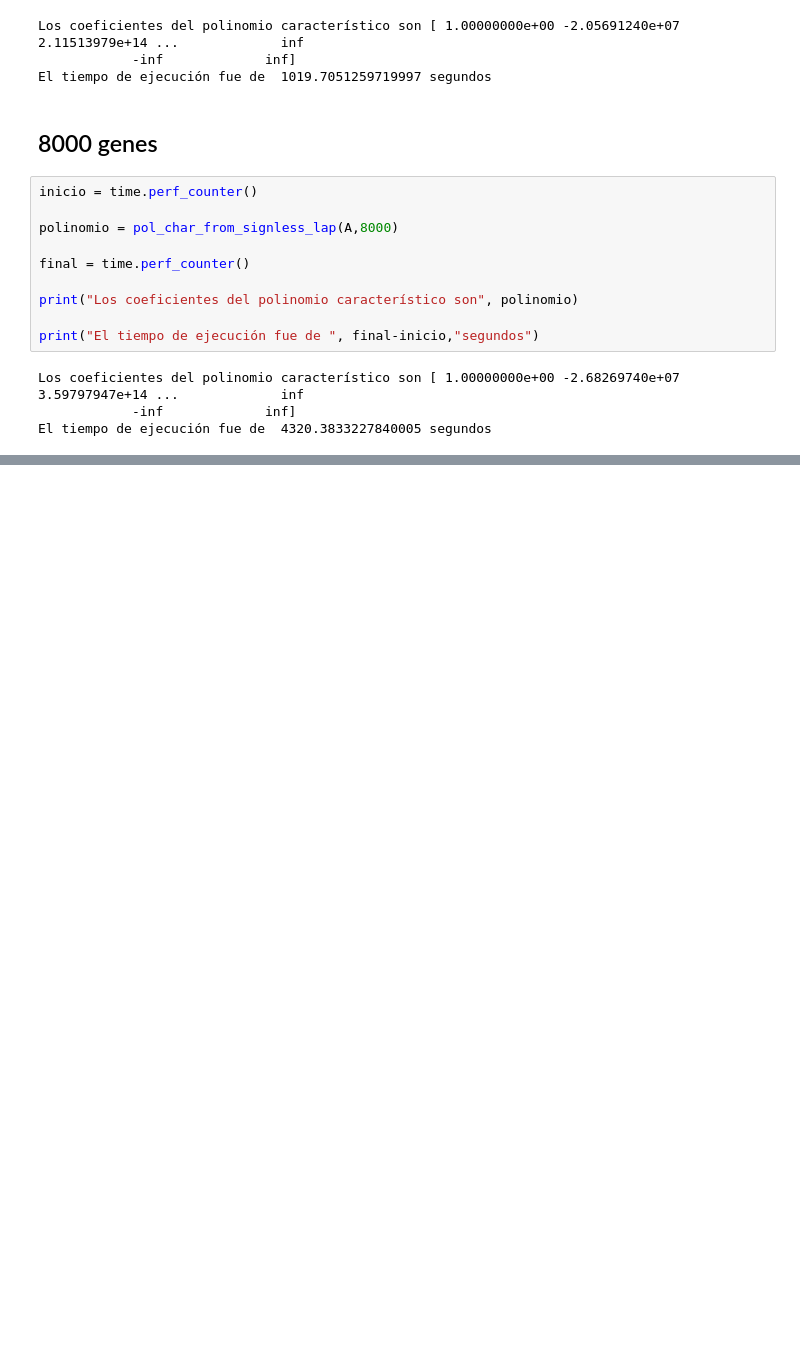
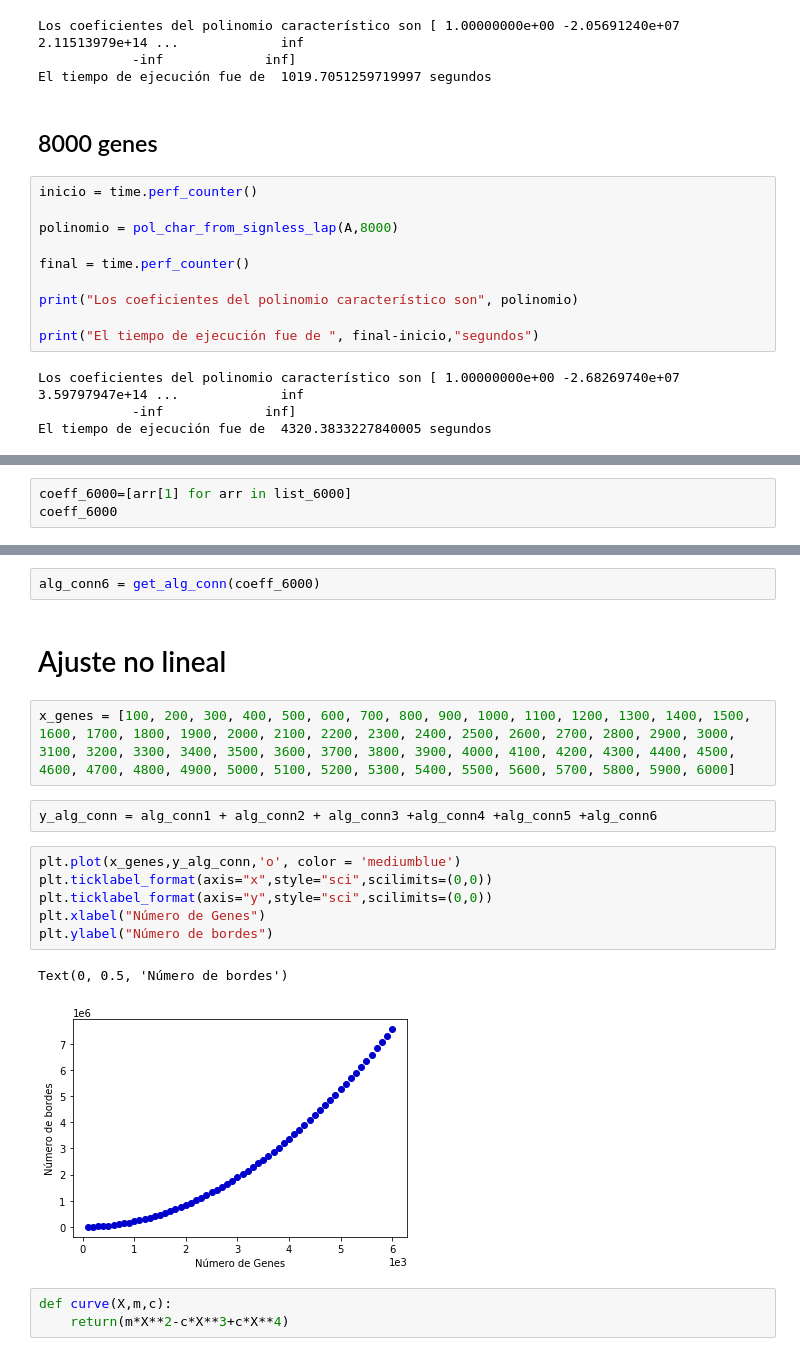
Before and after one commit to Alejandro1848/SGT-in-cancer-GRN, a Jupyter notebook: SignlessLapMatAnalysys_UNT.ipynb, the cells around one changed output, grey strips where cells are left out. Drawn from its saved outputs; the diff is of its cells as text; blank space fills up the shorter version.

```diff
--- a/SignlessLapMatAnalysys_UNT.ipynb
+++ b/SignlessLapMatAnalysys_UNT.ipynb
@@ -204,0 +392,3 @@ El tiempo de ejecución fue de  4320.3833227840005 segundos
+# %%
+coeff_6000=[arr[1] for arr in list_6000]
+coeff_6000
@@ -204,0 +406,20 @@ El tiempo de ejecución fue de  4320.3833227840005 segundos
+# %%
+alg_conn6 = get_alg_conn(coeff_6000)
+# %% [markdown]
+# Ajuste no lineal
+# %%
+x_genes = [100, 200, 300, 400, 500, 600, 700, 800, 900, 1000, 1100, 1200, 1300, 1400, 1500, 1600, 1700, 1800, 1900, 2000, 2100, 2200, 2300, 2400, 2500, 2600, 2700, 2800, 2900, 3000, 3100, 3200, 3300, 3400, 3500, 3600, 3700, 3800, 3900, 4000, 4100, 4200, 4300, 4400, 4500, 4600, 4700, 4800, 4900, 5000, 5100, 5200, 5300, 5400, 5500, 5600, 5700, 5800, 5900, 6000]
+# %%
+y_alg_conn = alg_conn1 + alg_conn2 + alg_conn3 +alg_conn4 +alg_conn5 +alg_conn6
+# %%
+plt.plot(x_genes,y_alg_conn,'o', color = 'mediumblue')
+plt.ticklabel_format(axis="x",style="sci",scilimits=(0,0))
+plt.ticklabel_format(axis="y",style="sci",scilimits=(0,0))
+plt.xlabel("Número de Genes")
+plt.ylabel("Número de bordes")
+# %% [output]
+Text(0, 0.5, 'Número de bordes')
+[figure, added]
+# %%
+def curve(X,m,c):
+    return(m*X**2-c*X**3+c*X**4)
```
Also changed, not shown: parts of 36 cells of this notebook.
